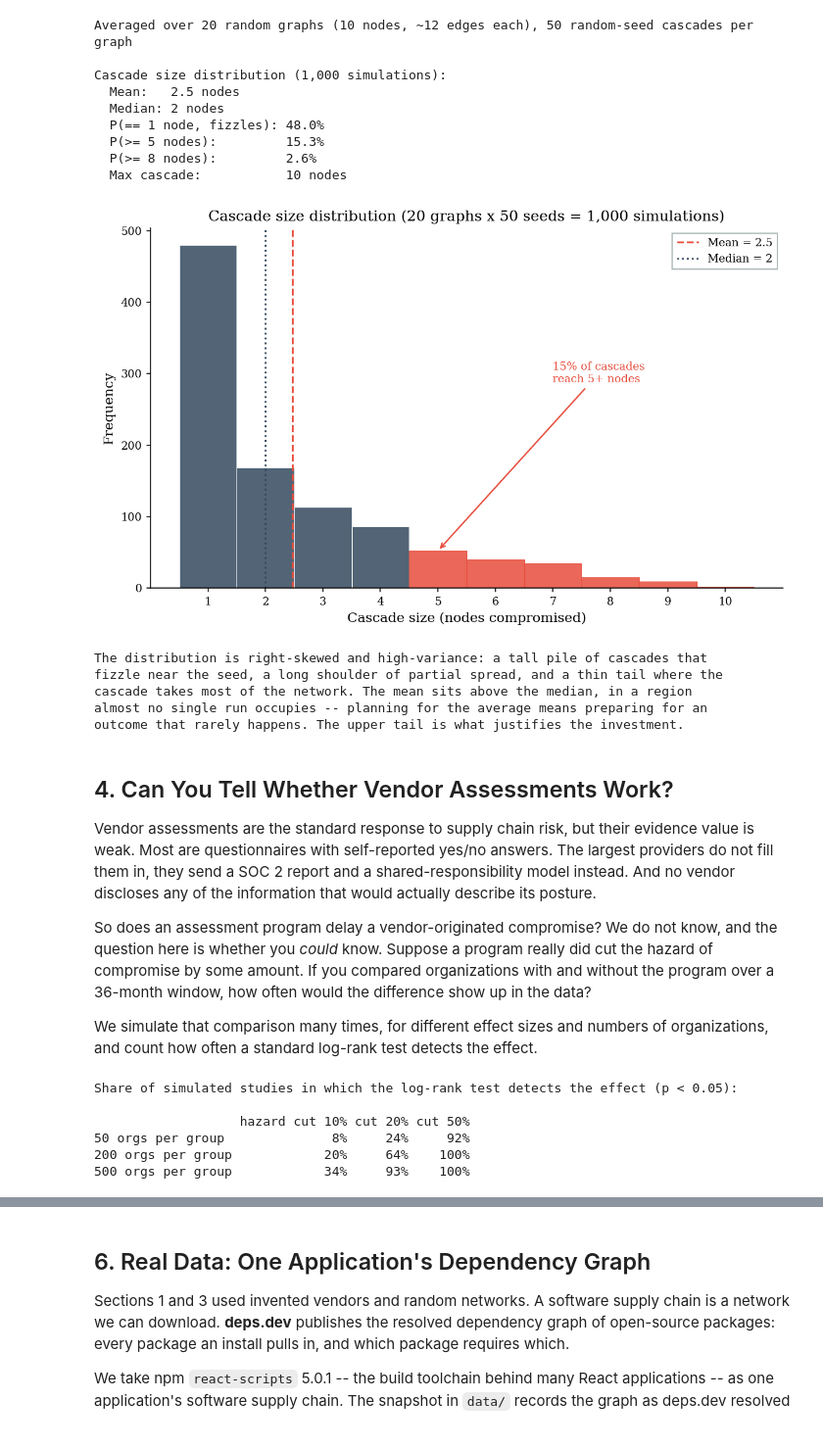
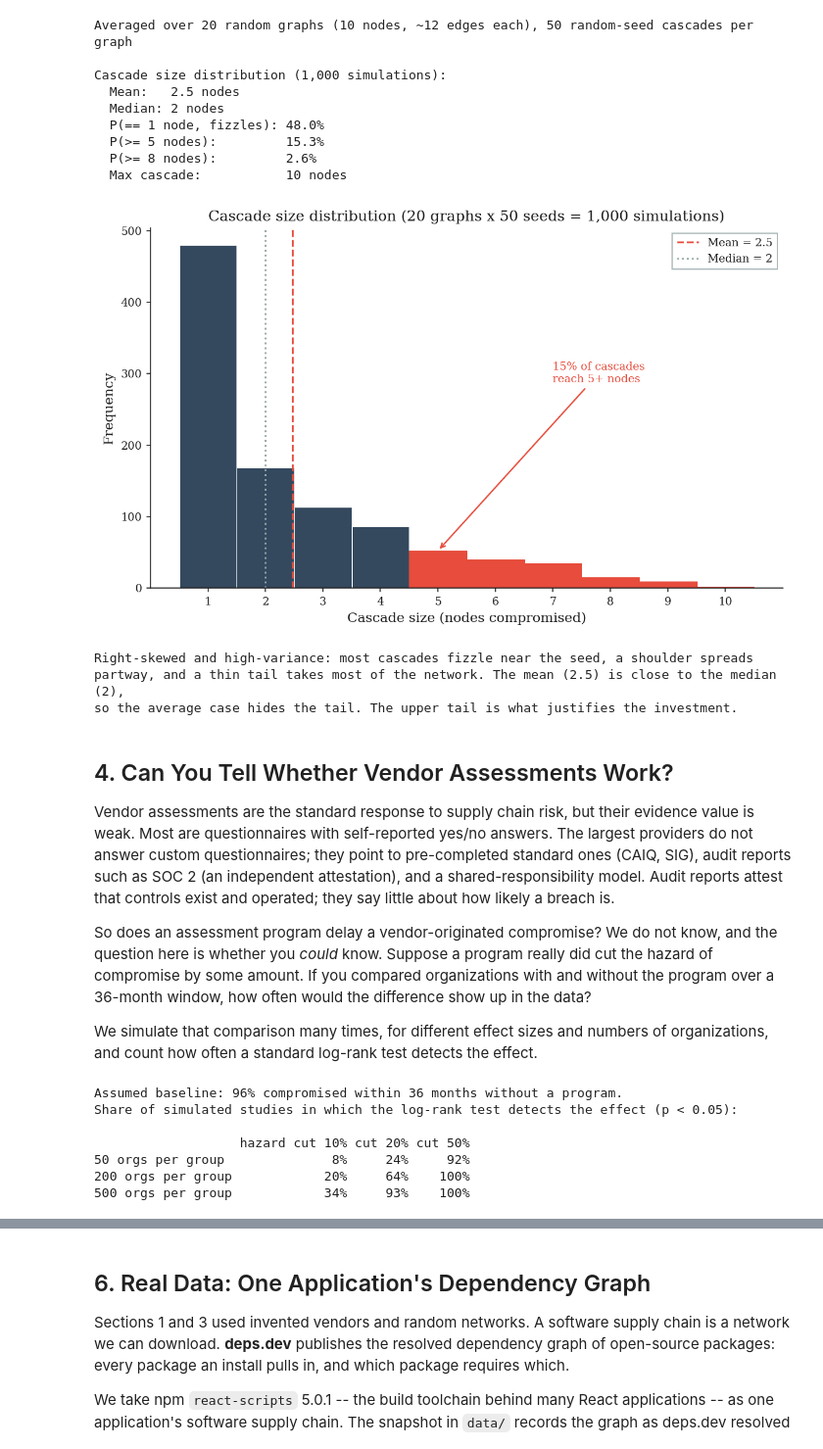
Before and after one commit to security-decision-science/security-decision-science, a Jupyter notebook: notebooks/part3/03-supply-chain-interdependent-security.ipynb, the cells around one changed output, grey strips where cells are left out. Shown at 98% size. Cells and saved outputs as stored; diff of their text form; code cells hidden in the pictures.

```diff
--- a/notebooks/part3/03-supply-chain-interdependent-security.ipynb
+++ b/notebooks/part3/03-supply-chain-interdependent-security.ipynb
@@ -36,6 +35,11 @@ from decision_security.viz import plot_km
 
 rng = make_rng(42)
 
+PRIMARY = "#1A1A1A"
+ACCENT = "#E74C3C"
+DARK_BG = "#34495E"
+LIGHT_GRAY = "#95A5A6"
+
 plt.rcParams.update({
     "font.family": "serif",
     "font.size": 10,
@@ -47,12 +51,12 @@ plt.rcParams.update({
     "figure.dpi": 150,
     "axes.spines.top": False,
     "axes.spines.right": False,
+    "text.color": PRIMARY,
+    "axes.labelcolor": PRIMARY,
+    "axes.edgecolor": PRIMARY,
+    "xtick.color": PRIMARY,
+    "ytick.color": PRIMARY,
 })
-
-PRIMARY = "#1A1A1A"
-ACCENT = "#E74C3C"
-DARK_BG = "#34495E"
-LIGHT_GRAY = "#95A5A6"
 # %% [markdown]
 ## 1. Your Risk Is Not Just Yours
 
@@ -123,12 +118,11 @@ Marginal increase from Vendor E: 2.3%
 
 fig, axes = plt.subplots(1, 2, figsize=(10, 4.5))
 
-# Left panel: 3 vendors + compound
 ax = axes[0]
 labels_3 = list(vendor_probs.keys()) + ["A's Exposure"]
 values_3 = list(vendor_probs.values()) + [compound_3]
 colors_3 = [DARK_BG] * 3 + [ACCENT]
-bars = ax.bar(labels_3, values_3, color=colors_3, alpha=0.85, edgecolor="white")
+bars = ax.bar(labels_3, values_3, color=colors_3, edgecolor="white")
 for bar, v in zip(bars, values_3):
     ax.text(bar.get_x() + bar.get_width() / 2, v + 0.005,
             f"{v:.1%}", ha="center", va="bottom", fontsize=9, fontweight="bold")
@@ -136,12 +130,11 @@ ax.set_ylabel("P(breach)")
 ax.set_title("3 Vendors")
 ax.set_ylim(0, 0.35)
 
-# Right panel: 4 vendors + compound
 ax = axes[1]
 labels_4 = list(vendor_probs_4.keys()) + ["A's Exposure"]
 values_4 = list(vendor_probs_4.values()) + [compound_4]
 colors_4 = [DARK_BG] * 4 + [ACCENT]
-bars = ax.bar(labels_4, values_4, color=colors_4, alpha=0.85, edgecolor="white")
+bars = ax.bar(labels_4, values_4, color=colors_4, edgecolor="white")
 for bar, v in zip(bars, values_4):
     ax.text(bar.get_x() + bar.get_width() / 2, v + 0.005,
             f"{v:.1%}", ha="center", va="bottom", fontsize=9, fontweight="bold")
@@ -154,7 +147,6 @@ fig.suptitle("Supply chain risk accumulates sublinearly but relentlessly in vend
 fig.tight_layout()
 plt.show()
 
-# Show scaling curve AND the shrinking marginal contribution of each added vendor.
 print("\n--- Scaling: N vendors each with 5% breach probability ---")
 print(f"{'N':>3}  {'P(A exposed)':>14}  {'marginal +':>12}")
 prev = 0.0
@@ -164,8 +156,7 @@ for n in range(1, 21):
     if n in (1, 2, 3, 5, 10, 15, 20):
         print(f"{n:>3}  {compound:>14.2%}  {marginal:>12.2%}")
     prev = compound
-print("\nThe marginal each vendor adds shrinks (5.00% -> 4.75% -> 4.51% ...): concave,")
-print("not superlinear. But it never turns negative, so exposure keeps climbing.")
+print("\nThe marginal shrinks (5.00% -> 4.75% -> 4.51% ...) but never turns negative.")
 # %% [output]
 [figure]
 --- Scaling: N vendors each with 5% breach probability ---
@@ -388,58 +374,52 @@ Cascade size distribution (1,000 simulations):
 
 fig, ax = plt.subplots(figsize=(8, 5))
 
 counts, edges, bars = ax.hist(cascade_sizes, bins=np.arange(0.5, N_NODES + 1.5, 1),
-                               color=DARK_BG, alpha=0.85, edgecolor="white",
-                               linewidth=0.5)
+                               color=DARK_BG, edgecolor="white", linewidth=0.5)
 
-# Color the tail bars differently
 for i, bar in enumerate(bars):
     if edges[i] + 0.5 >= 5:  # 5+ nodes = tail event
         bar.set_color(ACCENT)
-        bar.set_alpha(0.85)
 
-# Annotate mean and median
 ax.axvline(cascade_sizes.mean(), color=ACCENT, linestyle="--", linewidth=1.5,
            label=f"Mean = {cascade_sizes.mean():.1f}")
-ax.axvline(np.median(cascade_sizes), color=DARK_BG, linestyle=":", linewidth=1.5,
+ax.axvline(np.median(cascade_sizes), color=LIGHT_GRAY, linestyle=":", linewidth=1.5,
            label=f"Median = {np.median(cascade_sizes):.0f}")
 
 ax.set_xlabel("Cascade size (nodes compromised)")
 ax.set_ylabel("Frequency")
 ax.set_title("Cascade size distribution (20 graphs x 50 seeds = 1,000 simulations)")
 ax.set_xticks(range(1, N_NODES + 1))
 ax.legend(loc="upper right", frameon=True, fancybox=False, edgecolor=LIGHT_GRAY)
 
-# Annotate tail
 tail_pct = (cascade_sizes >= 5).mean()
 ax.annotate(f"{tail_pct:.0%} of cascades\nreach 5+ nodes",
             xy=(5, counts[4] if len(counts) > 4 else 0),
             xytext=(7, max(counts) * 0.6),
             fontsize=9, color=ACCENT,
             arrowprops=dict(arrowstyle="->", color=ACCENT, lw=1.2))
 
 fig.tight_layout()
 plt.show()
 
-print("The distribution is right-skewed and high-variance: a tall pile of cascades that")
-print("fizzle near the seed, a long shoulder of partial spread, and a thin tail where the")
-print("cascade takes most of the network. The mean sits above the median, in a region")
-print("almost no single run occupies -- planning for the average means preparing for an")
-print("outcome that rarely happens. The upper tail is what justifies the investment.")
+print("Right-skewed and high-variance: most cascades fizzle near the seed, a shoulder spreads")
+print("partway, and a thin tail takes most of the network. The mean "
+      f"({cascade_sizes.mean():.1f}) is close to the median ({np.median(cascade_sizes):.0f}),")
+print("so the average case hides the tail. The upper tail is what justifies the investment.")
 # %% [output]
-[figure, old version]
+[figure, new version]
-The distribution is right-skewed and high-variance: a tall pile of cascades that
-fizzle near the seed, a long shoulder of partial spread, and a thin tail where the
-cascade takes most of the network. The mean sits above the median, in a region
-almost no single run occupies -- planning for the average means preparing for an
-outcome that rarely happens. The upper tail is what justifies the investment.
+Right-skewed and high-variance: most cascades fizzle near the seed, a shoulder spreads
+partway, and a thin tail takes most of the network. The mean (2.5) is close to the median (2),
+so the average case hides the tail. The upper tail is what justifies the investment.
 # %% [markdown]
 ## 4. Can You Tell Whether Vendor Assessments Work?
 
 Vendor assessments are the standard response to supply chain risk, but their evidence
 value is weak. Most are questionnaires with self-reported yes/no answers. The largest
-providers do not fill them in, they send a SOC 2 report and a
-shared-responsibility model instead. And no vendor discloses any of the information that would actually describe its posture.
+providers do not answer custom questionnaires; they point to pre-completed standard ones
+(CAIQ, SIG), audit reports such as SOC 2 (an independent attestation), and a
+shared-responsibility model. Audit reports attest that controls exist and operated; they
+say little about how likely a breach is.
 
 So does an assessment program delay a vendor-originated compromise? We do not know, and
 the question here is whether you *could* know. Suppose a program really did cut the
@@ -453,7 +433,10 @@ organizations, and count how often a standard log-rank test detects the effect.
 from scipy.stats import logrank, CensoredData
 
 CENSOR_AT = 36        # months -- observation window
-K, LAM = 1.2, 14.0    # Weibull time-to-compromise without a program (hazard rises with time)
+# Assumed baseline without a program: Weibull k=1.2 (hazard rises with time), lambda=14,
+# so about 96% of organizations have a vendor-originated compromise within 36 months.
+# That is a best case for detection; power falls sharply at lower, more realistic rates.
+K, LAM = 1.2, 14.0
 N_REPS = 200          # simulated studies per cell
 
 def simulate_group(n, hazard_ratio, rng):
@@ -476,9 +459,11 @@ sizes = [50, 200, 500]
 power = pd.DataFrame({label: [detection_rate(n, hr, power_rng) for n in sizes]
                       for label, hr in effects.items()},
                      index=[f"{n} orgs per group" for n in sizes])
+print(f"Assumed baseline: {1 - np.exp(-(CENSOR_AT / LAM) ** K):.0%} compromised within {CENSOR_AT} months without a program.")
 print("Share of simulated studies in which the log-rank test detects the effect (p < 0.05):\n")
 print(power.map(lambda v: f"{v:.0%}").to_string())
 # %% [output]
+Assumed baseline: 96% compromised within 36 months without a program.
 Share of simulated studies in which the log-rank test detects the effect (p < 0.05):
 
                    hazard cut 10% cut 20% cut 50%
```
Also changed, not shown: parts of 19 cells of this notebook, 9 other files.
